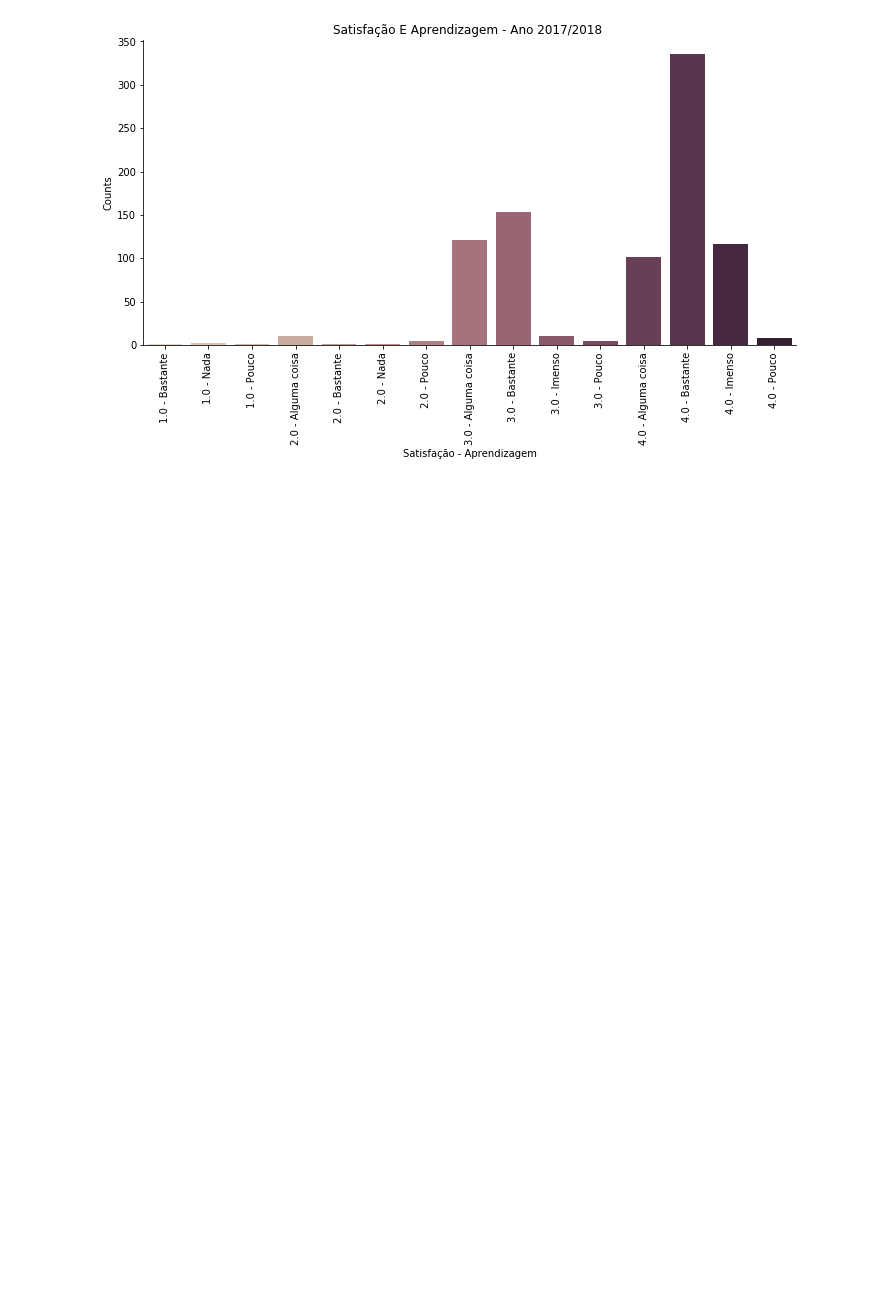
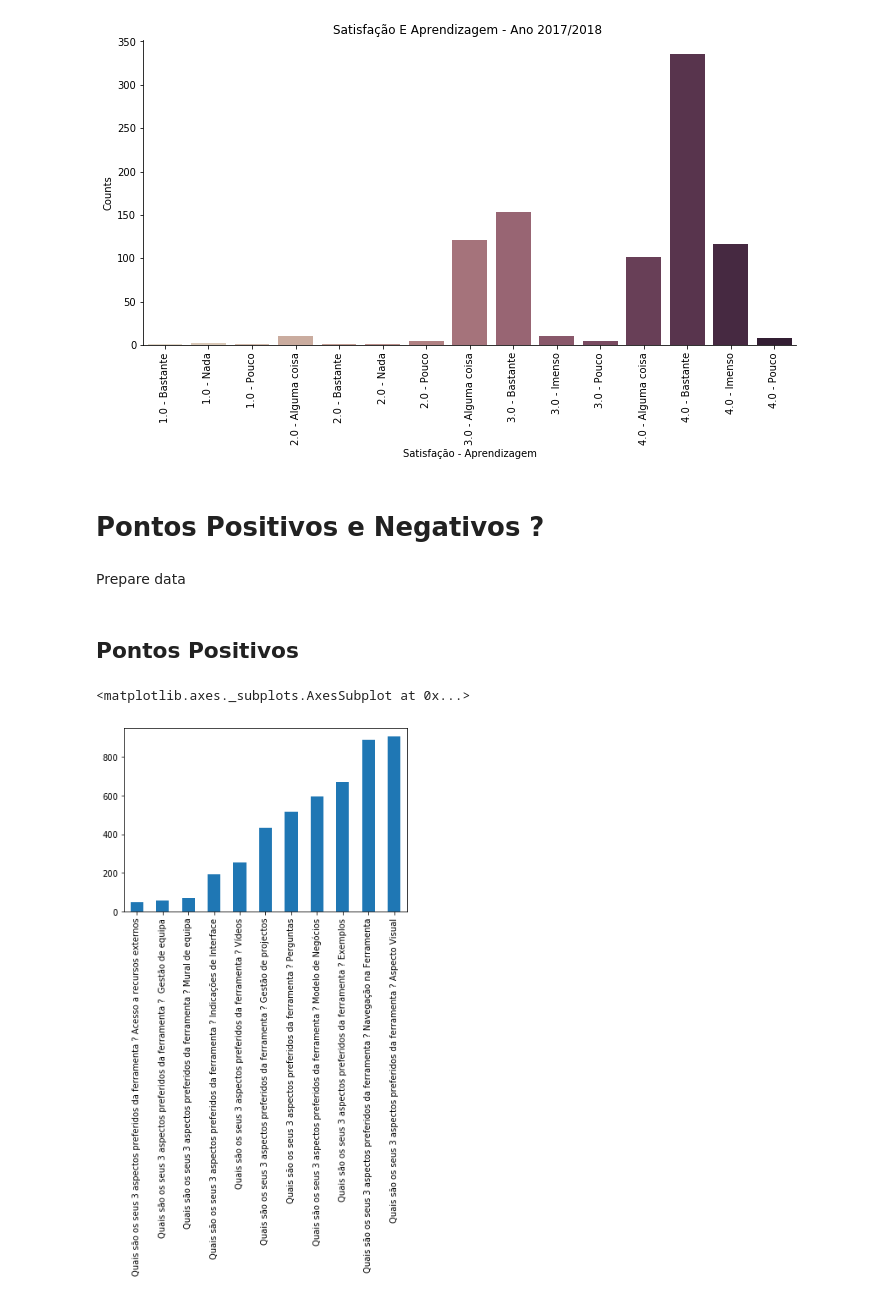
Before and after one commit to DSWorkPortugal/MscThesisFernando, a Jupyter notebook: DataAnalysis.ipynb, the cells around one changed output. Cells and saved outputs as stored; diff of their text form; code cells hidden in the pictures; blank space fills up the shorter version.

Commit message:
updated data analysis

```diff
--- a/DataAnalysis.ipynb
+++ b/DataAnalysis.ipynb
@@ -365,3 +368,7 @@ sva_ax4.set_xticklabels(rotation=90)
 # %% [output]
 <seaborn.axisgrid.FacetGrid at 0x...>
 [figure]
+# %% [markdown]
+# Pontos Positivos e Negativos ? <a name="positivosvsnegativos"></a>
+# %% [markdown]
+Prepare data
@@ -367,0 +470,19 @@ sva_ax4.set_xticklabels(rotation=90)
+# %% [markdown]
+## Pontos Positivos  <a name="positivos"></a>
+# %%
+Ano20132014Positivos = Ano20132014[['Quais são os seus 3 aspectos preferidos da ferramenta ? Aspecto Visual','Quais são os seus 3 aspectos preferidos da ferramenta ? Navegação na Ferramenta', 'Quais são os seus 3 aspectos preferidos da ferramenta ? Perguntas', 'Quais são os seus 3 aspectos preferidos da ferramenta ? Exemplos', 'Quais são os seus 3 aspectos preferidos da ferramenta ? Vídeos', 'Quais são os seus 3 aspectos preferidos da ferramenta ? Modelo de Negócios', 'Quais são os seus 3 aspectos preferidos da ferramenta ? Indicações de Interface', 'Quais são os seus 3 aspectos preferidos da ferramenta ? Mural de equipa', 'Quais são os seus 3 aspectos preferidos da ferramenta ?  Gestão de equipa', 'Quais são os seus 3 aspectos preferidos da ferramenta ? Gestão de projectos', 'Quais são os seus 3 aspectos preferidos da ferramenta ? Acesso a recursos externos']]
+
+
+sumAno20132014Positivos= pd.DataFrame(Ano20132014Positivos.sum(axis = 0, skipna = True))
+
+sumAno20132014Positivos['labels'] = sumAno20132014Positivos.index
+sumAno20132014Positivos['counts'] = sumAno20132014Positivos[0]
+sumAno20132014Positivos.drop(columns=[0])
+
+
+
+sumAno20132014Positivos.sort_values('counts', inplace=True)
+sumAno20132014Positivos.plot(y='counts', kind='bar', legend=False)
+# %% [output]
+<matplotlib.axes._subplots.AxesSubplot at 0x...>
+[figure, added]
```
Also changed, not shown: parts of 4 cells of this notebook.
